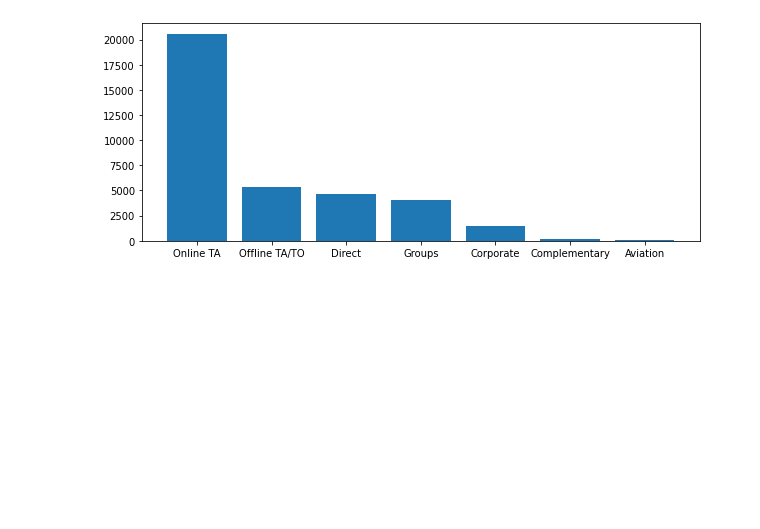
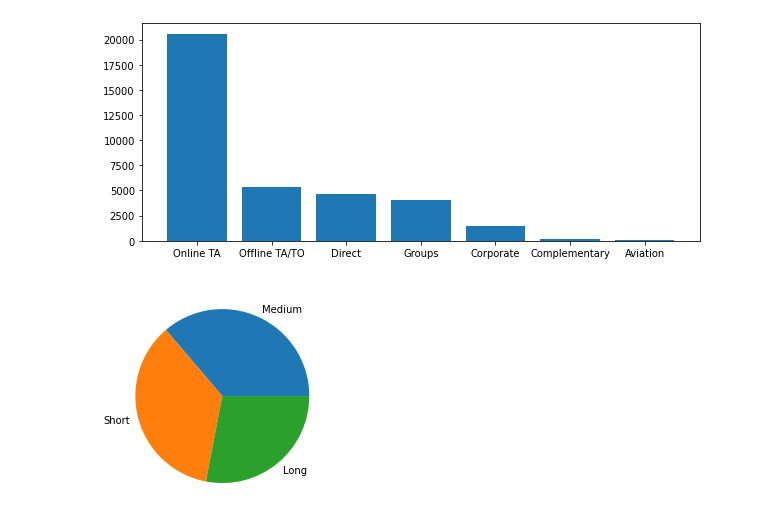
Before and after one commit to ferdinosaurus/intermediate-python-AI-INDONESIA, a Jupyter notebook: Final Project/SoalB.ipynb, the cells around one changed output. Drawn from its saved outputs; the diff is of its cells as text; code cells hidden in the pictures; blank space fills up the shorter version.

```diff
--- a/Final Project/SoalB.ipynb
+++ b/Final Project/SoalB.ipynb
@@ -426,3 +466,8 @@ plt.bar(data_hotel_clean['market_segment'].value_counts().index.tolist(),data_ho
 plt.show()
 # %% [output]
 [figure]
+# %%
+plt.pie(data_hotel_clean['lead_time'].value_counts().tolist(),labels=data_hotel_clean['lead_time'].value_counts().index.tolist())
+plt.show()
+# %% [output]
+[figure, added]
```
Also changed, not shown: parts of 4 cells of this notebook.
